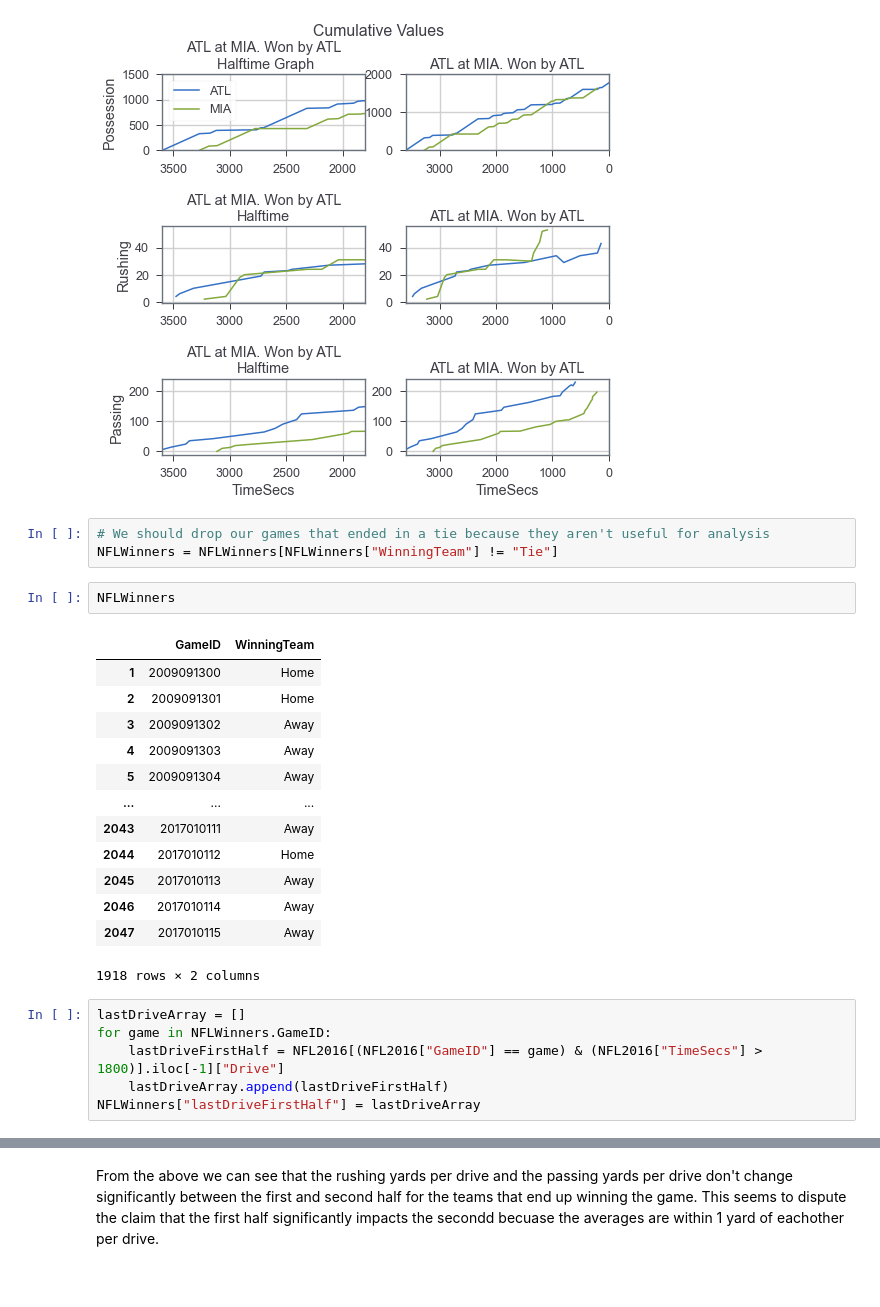
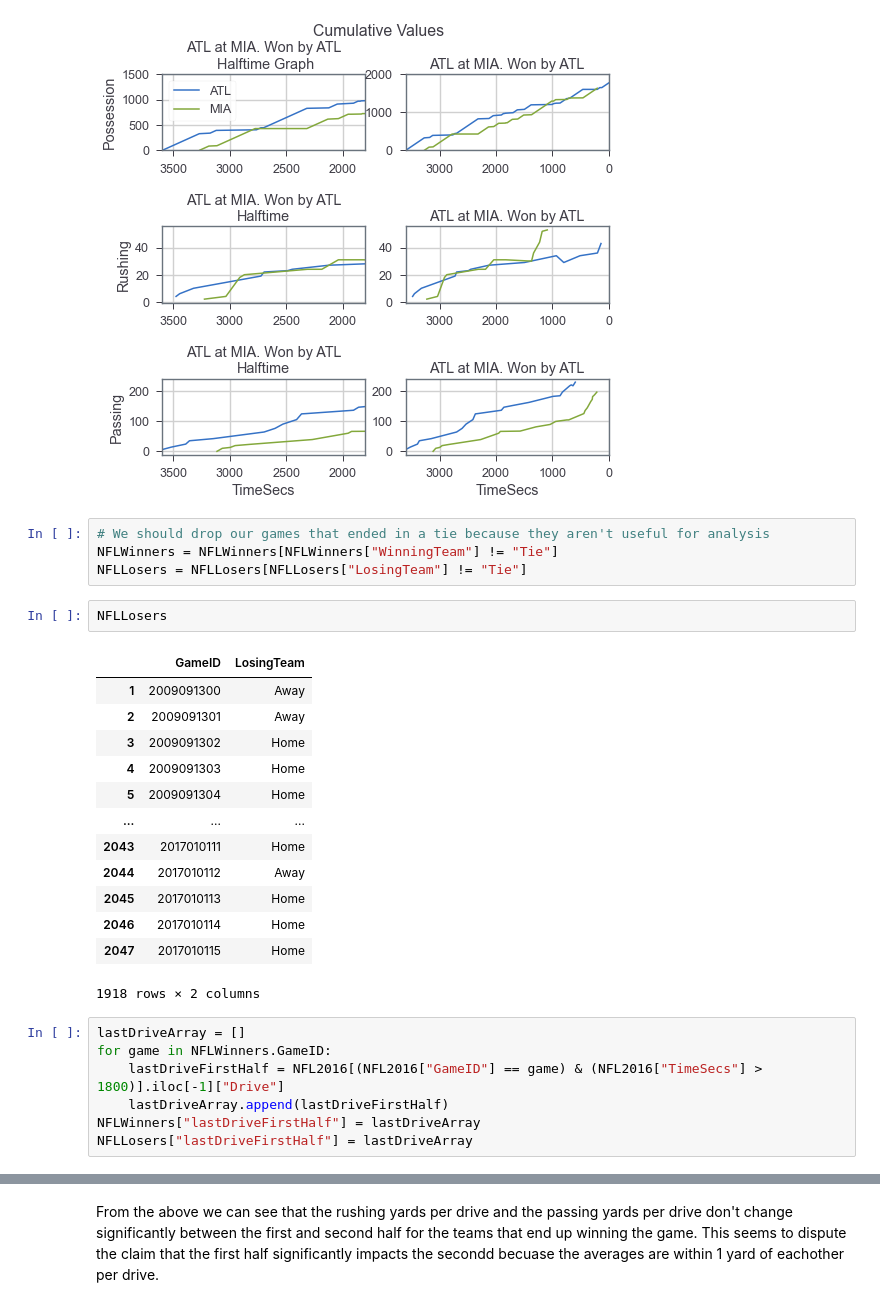
Before and after one commit to Mitchel-Smith/ITCS6162, a Jupyter notebook: NFL2016Analysis.ipynb, the cells around one changed output, grey strips where cells are left out. Saved outputs shown, nothing was run; the diff lists cells and outputs as text.

```diff
--- a/NFL2016Analysis.ipynb
+++ b/NFL2016Analysis.ipynb
@@ -573,28 +581,30 @@ for game in NFLRushing.GameID.unique()[0:10]:
 # %%
 # We should drop our games that ended in a tie because they aren't useful for analysis
 NFLWinners = NFLWinners[NFLWinners["WinningTeam"] != "Tie"]
+NFLLosers = NFLLosers[NFLLosers["LosingTeam"] != "Tie"]
-# %%
-NFLWinners
-# %% [output]
-|  | GameID | WinningTeam |
-| 1 | 2009091300 | Home |
-| 2 | 2009091301 | Home |
-| 3 | 2009091302 | Away |
-| 4 | 2009091303 | Away |
-| 5 | 2009091304 | Away |
-| ... | ... | ... |
-| 2043 | 2017010111 | Away |
-| 2044 | 2017010112 | Home |
-| 2045 | 2017010113 | Away |
-| 2046 | 2017010114 | Away |
-| 2047 | 2017010115 | Away |
-1918 rows × 2 columns
+# %%
+NFLLosers
+# %% [output]
+|  | GameID | LosingTeam |
+| 1 | 2009091300 | Away |
+| 2 | 2009091301 | Away |
+| 3 | 2009091302 | Home |
+| 4 | 2009091303 | Home |
+| 5 | 2009091304 | Home |
+| ... | ... | ... |
+| 2043 | 2017010111 | Home |
+| 2044 | 2017010112 | Away |
+| 2045 | 2017010113 | Home |
+| 2046 | 2017010114 | Home |
+| 2047 | 2017010115 | Home |
+1918 rows × 2 columns
 # %%
 lastDriveArray = []
 for game in NFLWinners.GameID:
     lastDriveFirstHalf = NFL2016[(NFL2016["GameID"] == game) & (NFL2016["TimeSecs"] > 1800)].iloc[-1]["Drive"]
     lastDriveArray.append(lastDriveFirstHalf)
 NFLWinners["lastDriveFirstHalf"] = lastDriveArray
+NFLLosers["lastDriveFirstHalf"] = lastDriveArray
 # %%
 # Ok, now for each of these we should get the halftime and final game stats for the teams. Let's
 # always get it in terms of home team
```
Also changed, not shown: parts of 9 cells of this notebook.
